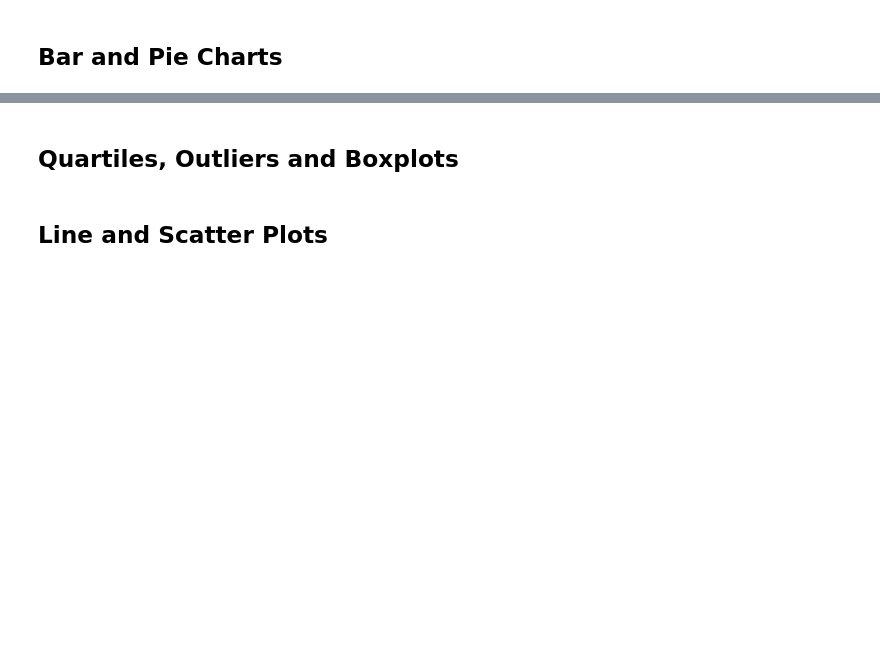
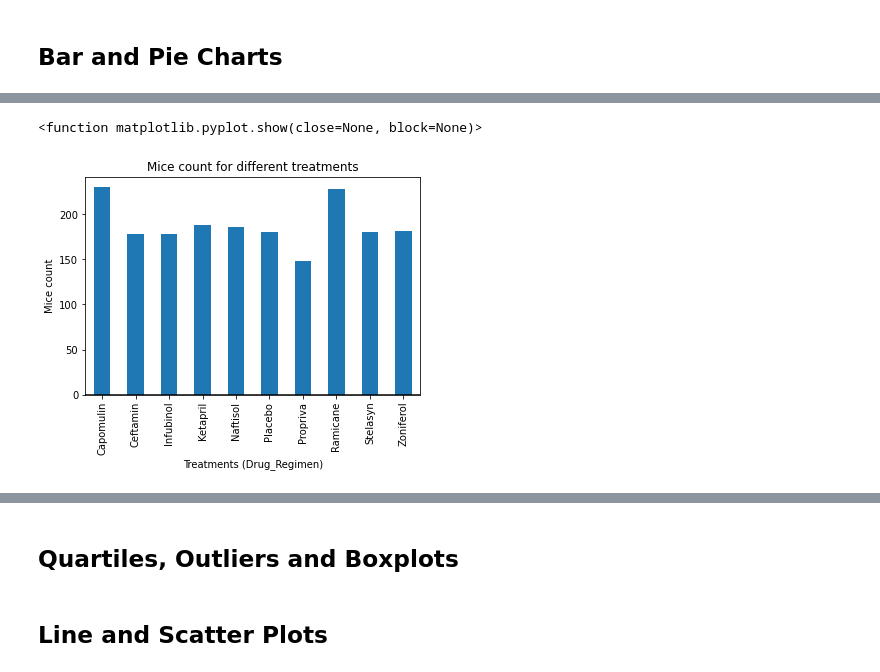
Before and after one commit to SerenaZhaoYanqing/05-Matplotlib-Challenge, a Jupyter notebook: pymaceuticals_starter.ipynb, the cells around one changed output, grey strips where cells are left out. Drawn from its saved outputs; the diff is of its cells as text; code cells hidden in the pictures; blank space fills up the shorter version.

```diff
--- a/pymaceuticals_starter.ipynb
+++ b/pymaceuticals_starter.ipynb
@@ -89,4 +150,17 @@ array(['Ramicane', 'Capomulin', 'Infubinol', 'Placebo', 'Ceftamin',
 # %%
 # Generate a bar plot showing the total number of mice for each treatment throughout the course of the study using pyplot.
+# same mouse ID being used multiple times counted as multiple
+plt.figure()
+clean_df.groupby('Drug Regimen')['Mouse ID'].count().plot.bar()
+#Add horizontal lines at y=0 in data coordinates
+plt.axhline(0, color="k")
+#format
+plt.title("Mice count for different treatments")
+plt.xlabel("Treatments (Drug_Regimen)")
+plt.ylabel("Mice count")
+plt.show
+# %% [output]
+<function matplotlib.pyplot.show(close=None, block=None)>
+[figure, added]
 # %%
 # Generate a pie plot showing the distribution of female versus male mice using pandas
```
Also changed, not shown: parts of 10 cells of this notebook.
